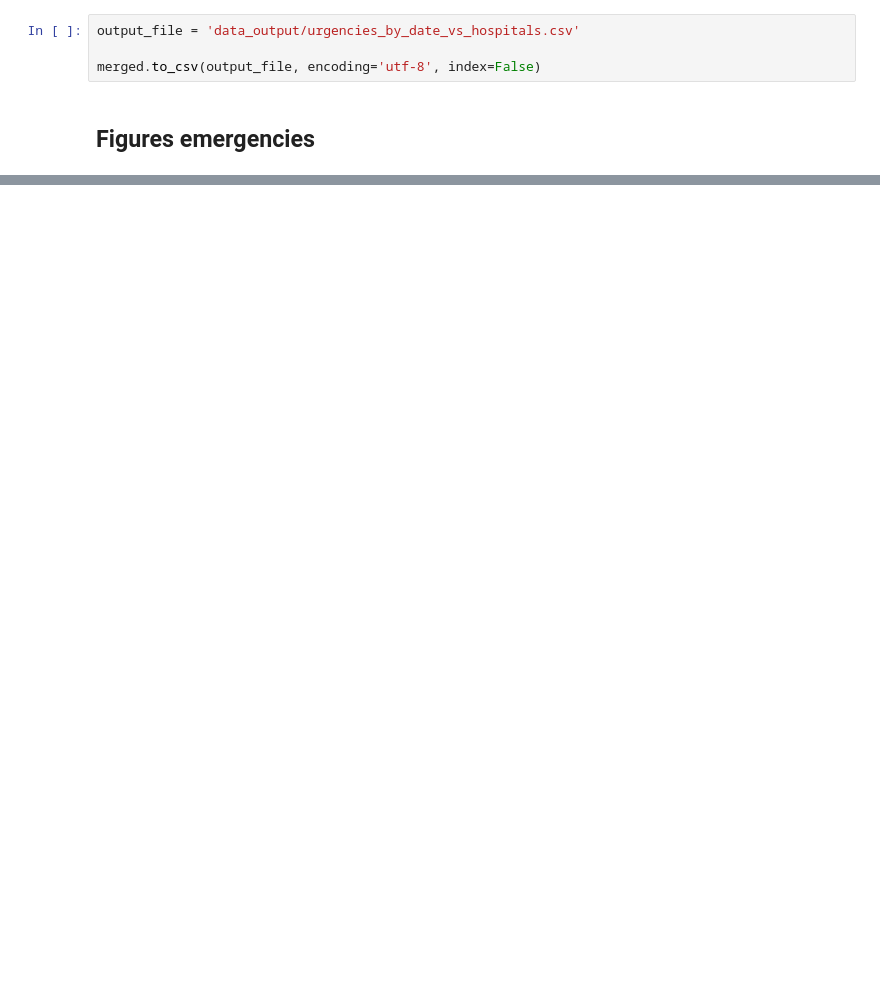
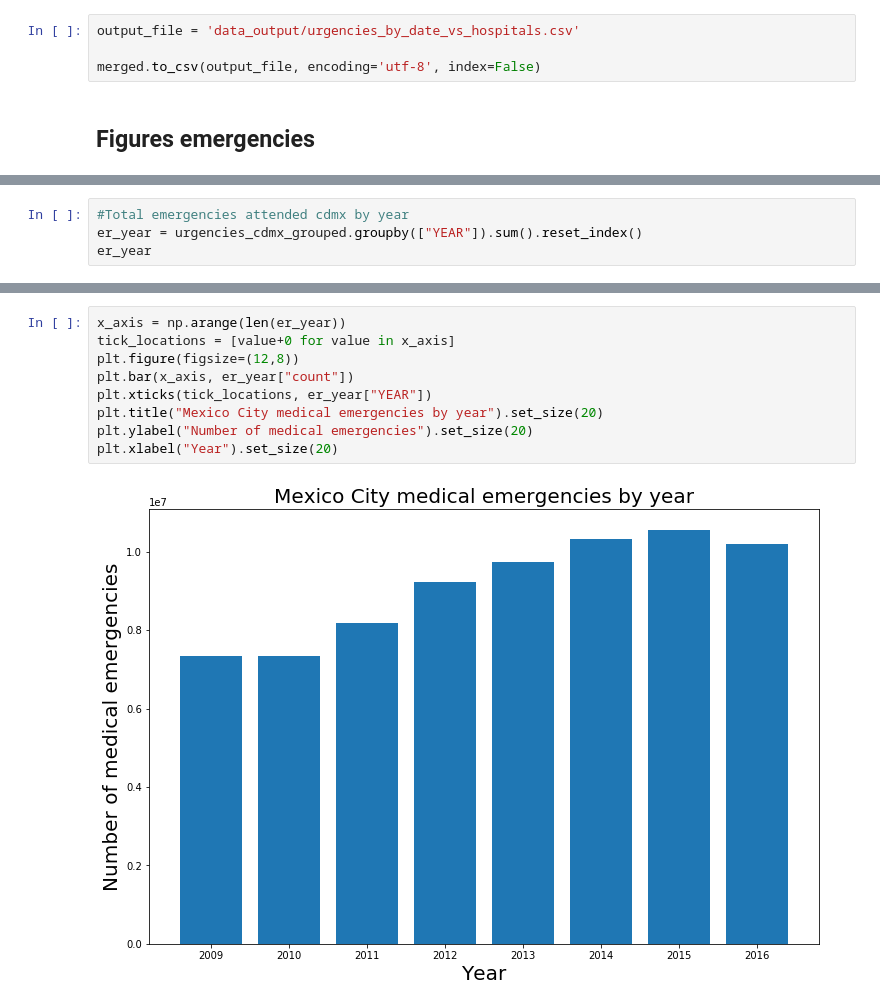
Before and after one commit to JoannePeel/healthcare-data-analysis, a Jupyter notebook: main.ipynb, the cells around one changed output, grey strips where cells are left out. Drawn from its saved outputs; the diff is of its cells as text; blank space fills up the shorter version.

```diff
--- a/main.ipynb
+++ b/main.ipynb
@@ -719,0 +927,4 @@ plt.show()
+# %%
+#Total emergencies attended cdmx by year
+er_year = urgencies_cdmx_grouped.groupby(["YEAR"]).sum().reset_index()
+er_year
@@ -720 +941,12 @@ plt.show()
+# %%
+x_axis = np.arange(len(er_year))
+tick_locations = [value+0 for value in x_axis]
+plt.figure(figsize=(12,8))
+plt.bar(x_axis, er_year["count"])
+plt.xticks(tick_locations, er_year["YEAR"])
+plt.title("Mexico City medical emergencies by year").set_size(20)
+plt.ylabel("Number of medical emergencies").set_size(20)
+plt.xlabel("Year").set_size(20)
+# %% [output]
+[figure, added]
 # %%
```
Also changed, not shown: parts of 50 cells of this notebook, 20 other files.
